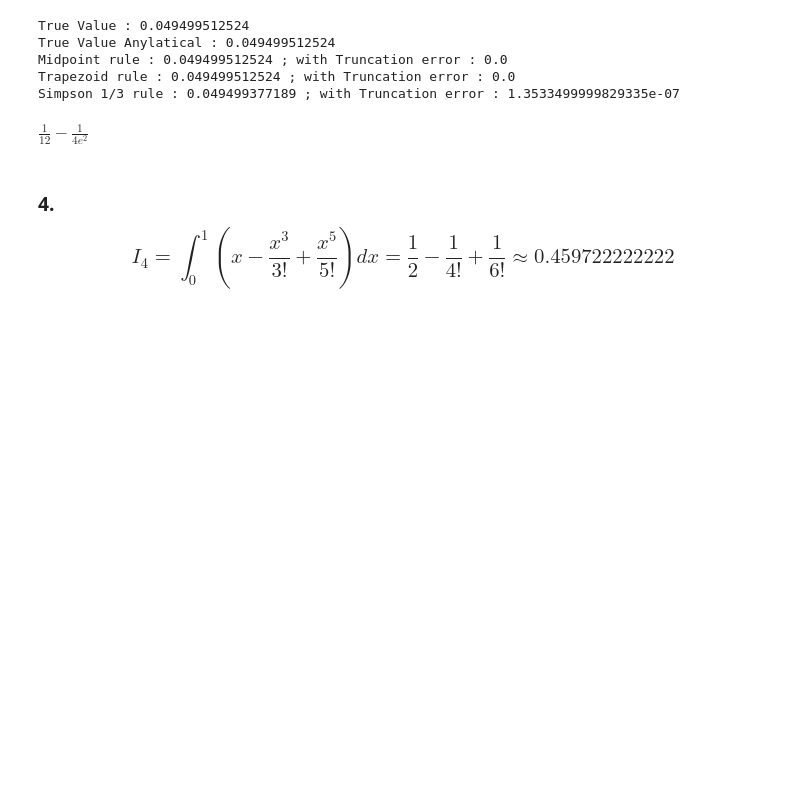
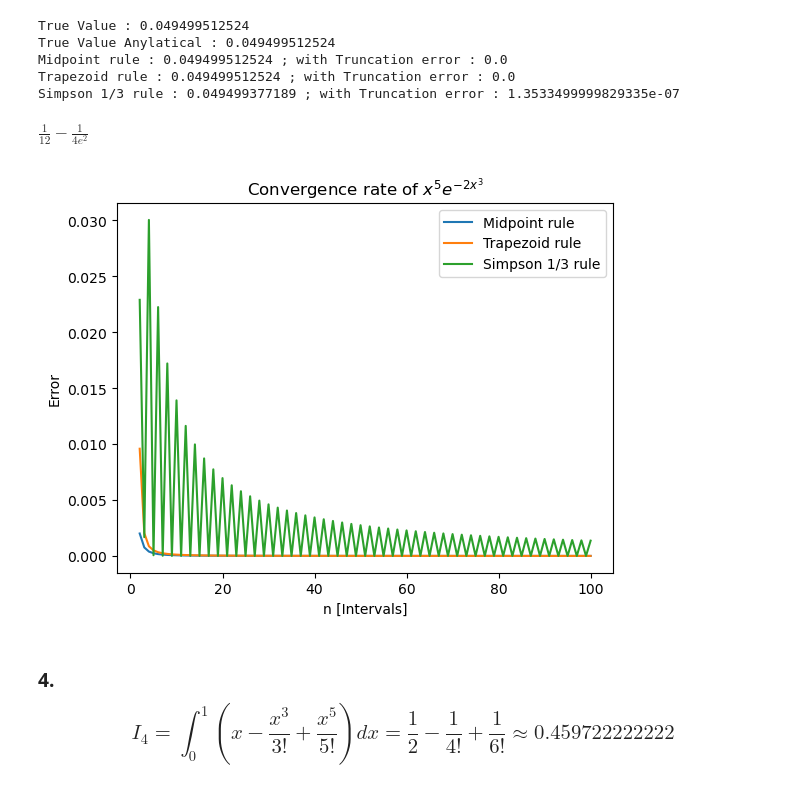
Before and after one commit to ashwin-r-k/IITK_notebooks, a Jupyter notebook: NumericalMethods/HW_Ashwin_241310004.ipynb, the cells around one changed output. Drawn from its saved outputs; the diff is of its cells as text; code cells hidden in the pictures; blank space fills up the shorter version.

```diff
--- a/NumericalMethods/HW_Ashwin_241310004.ipynb
+++ b/NumericalMethods/HW_Ashwin_241310004.ipynb
@@ -250,15 +312,37 @@ Trapezoid rule : 0.049499512524 ; with Truncation error : 0.0
 Simpson 1/3 rule : 0.049499377189 ; with Truncation error : 1.3533499999829335e-07
 # %%
 # solved using Sympy
-import sympy as sp
 
 x = sp.Symbol('x')
-f = x**5 * sp.exp(-2*x**3)
+f_expr = x**5 * sp.exp(-2*x**3)
 
-I3 = sp.integrate(f, (x, 0, 1))
+I3 = sp.integrate(f_expr, (x, 0, 1))
 I3
 # %% [output]
 $\displaystyle \frac{1}{12} - \frac{1}{4 e^{2}}$
+# %%
+x = sp.symbols('x')
+f_expr = x**5 * sp.exp(-2*x**3)
+f_latex = sp.latex(f_expr)
+
+plt.title(f'Convergence rate of ${f_latex}$')
+
+intervals, errors = convergence_rate(f,initial, Midpoint_rule, ans_quad, max_n=100)
+plot_convergence(intervals, errors,"Midpoint rule")
+
+intervals, errors = convergence_rate(f,initial, Trapezoid_rule, ans_quad, max_n=100)
+plot_convergence(intervals, errors,"Trapezoid rule")
+
+intervals, errors = convergence_rate(f,initial, Simpson_3rule, ans_quad, max_n=100)
+plot_convergence(intervals, errors,"Simpson 1/3 rule")
+
+
+plt.xlabel('n [Intervals]')
+plt.ylabel('Error')
+plt.legend()
+plt.show()
+# %% [output]
+[figure, added]
 # %% [markdown]
 
 ### 4. $$ I_4 = \int_0^1 \left( x - \frac{x^3}{3!} + \frac{x^5}{5!} \right) dx = \frac{1}{2} - \frac{1}{4!} + \frac{1}{6!}  \approx 0.459722222222 $$
```
Also changed, not shown: parts of 5 cells of this notebook.
